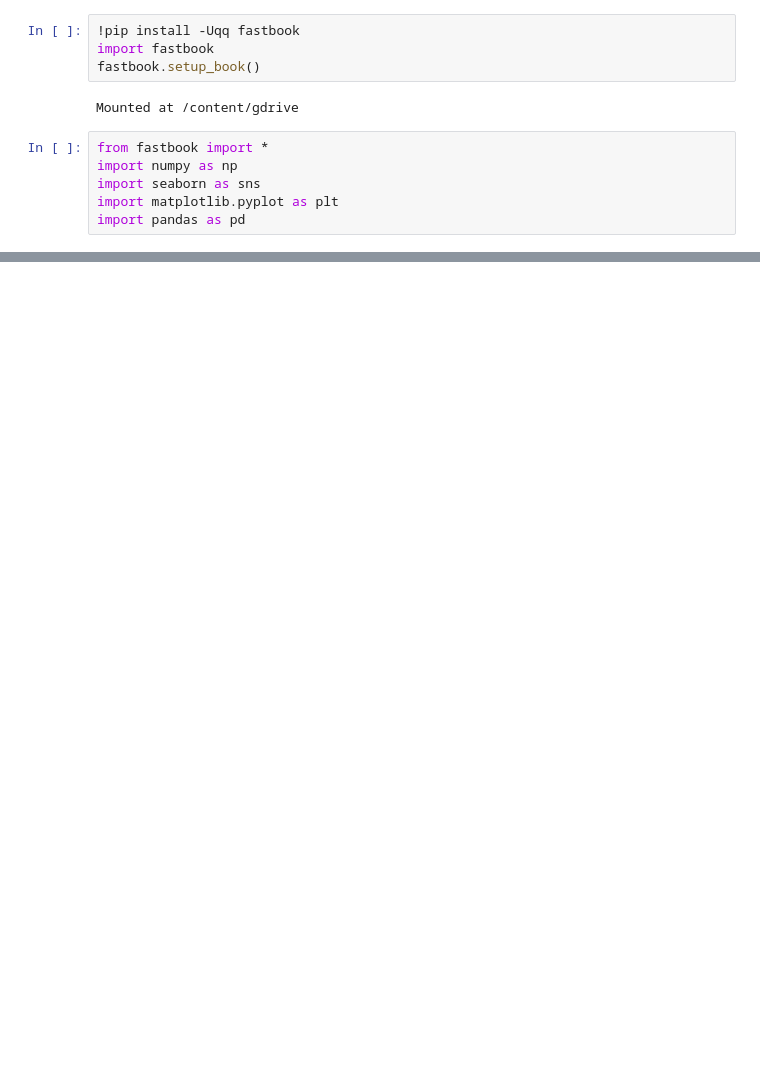
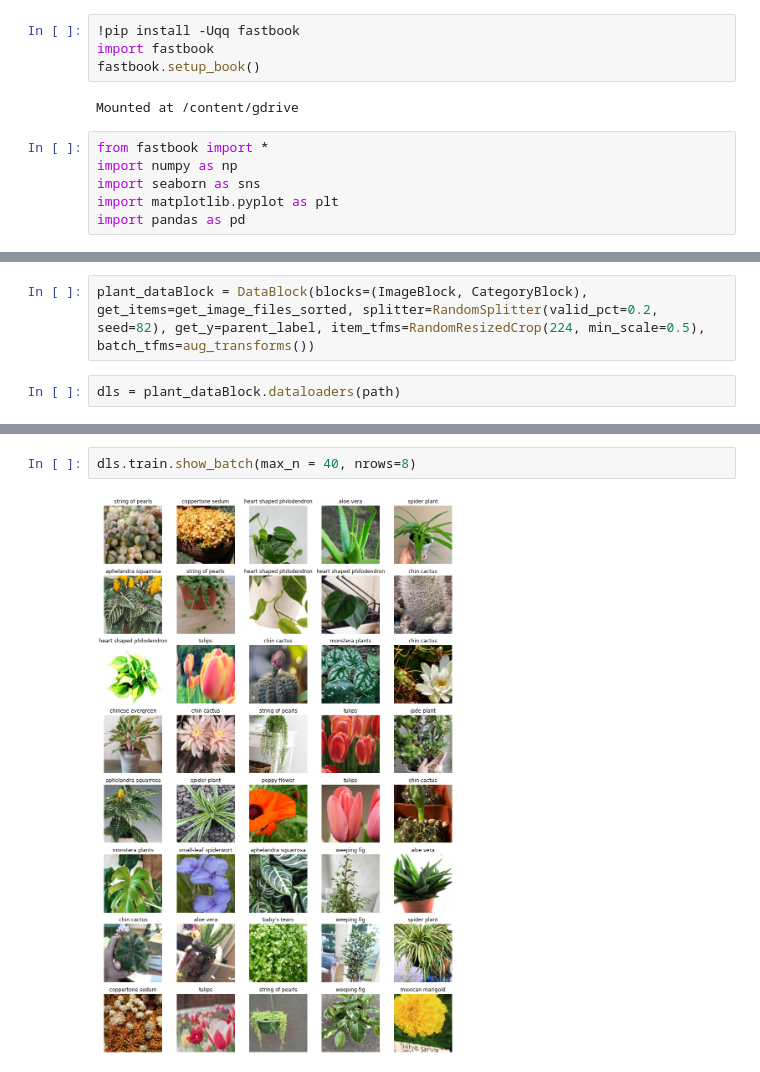
Before and after one commit to MetroPlays/Plant_Classifier, a Jupyter notebook: Plant_Classifier.ipynb, the cells around one changed output, grey strips where cells are left out. Saved outputs shown, nothing was run; the diff lists cells and outputs as text; blank space fills up the shorter version.

```diff
--- a/Plant_Classifier.ipynb
+++ b/Plant_Classifier.ipynb
@@ -71,0 +96,4 @@ if not path.exists():
+# %%
+plant_dataBlock = DataBlock(blocks=(ImageBlock, CategoryBlock), get_items=get_image_files_sorted, splitter=RandomSplitter(valid_pct=0.2, seed=82), get_y=parent_label, item_tfms=RandomResizedCrop(224, min_scale=0.5), batch_tfms=aug_transforms())
+# %%
+dls = plant_dataBlock.dataloaders(path)
@@ -71,0 +107,4 @@ if not path.exists():
+# %%
+dls.train.show_batch(max_n = 40, nrows=8)
+# %% [output]
+[figure, added]
```
Also changed, not shown: parts of 18 cells of this notebook.
